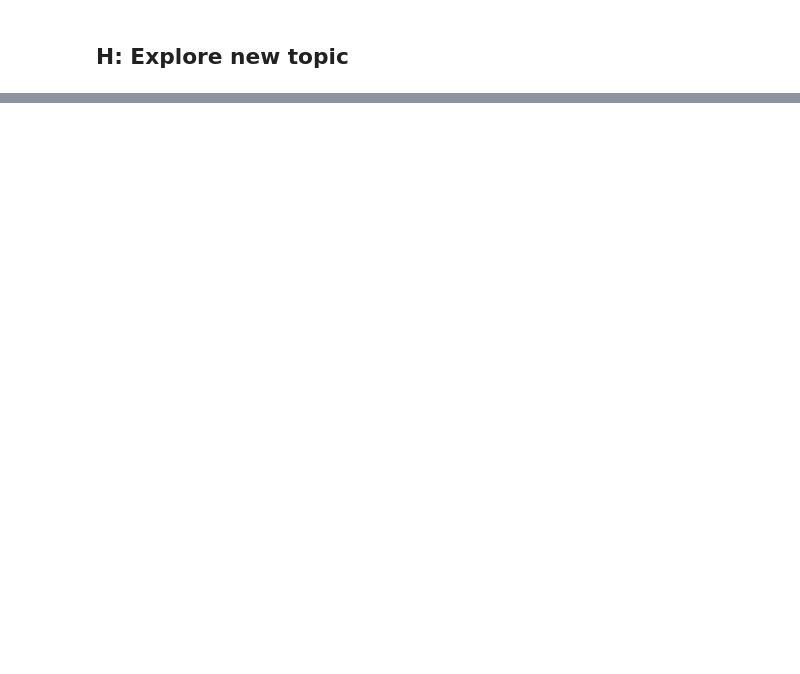
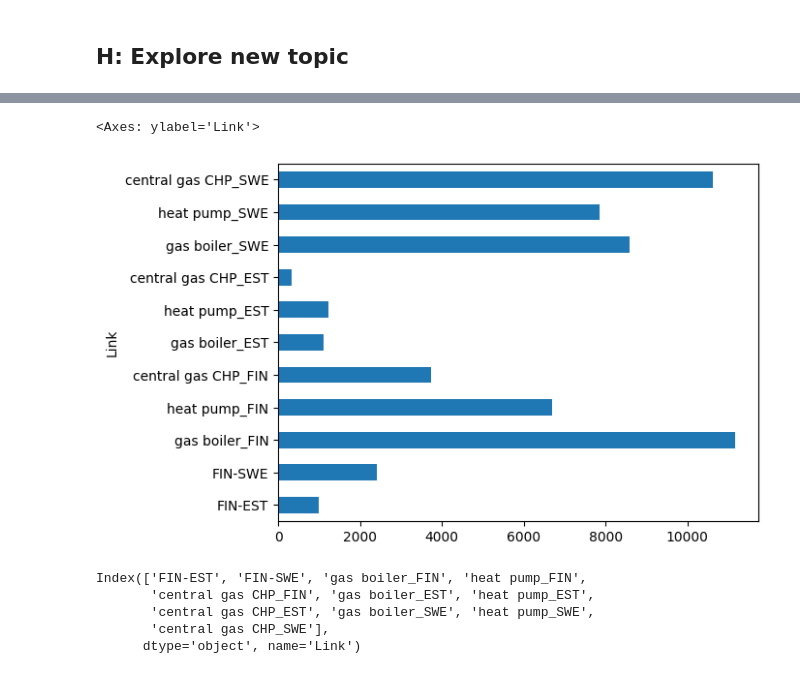
Before and after one commit to NicolineSimoneDTU/Integrated_Project, a Jupyter notebook: project.ipynb, the cells around one changed output, grey strips where cells are left out. Cells and saved outputs as stored; diff of their text form; code cells hidden in the pictures; blank space fills up the shorter version.

```diff
--- a/project.ipynb
+++ b/project.ipynb
@@ -1246,0 +1290,13 @@ plt.show()
+# %%
+network.links.p_nom_opt.plot.barh()
+# %% [output]
+<Axes: ylabel='Link'>
+[figure, added]
+# %%
+network.links.index
+# %% [output]
+Index(['FIN-EST', 'FIN-SWE', 'gas boiler_FIN', 'heat pump_FIN',
+       'central gas CHP_FIN', 'gas boiler_EST', 'heat pump_EST',
+       'central gas CHP_EST', 'gas boiler_SWE', 'heat pump_SWE',
+       'central gas CHP_SWE'],
+      dtype='object', name='Link')
```
Also changed, not shown: parts of 27 cells of this notebook.
